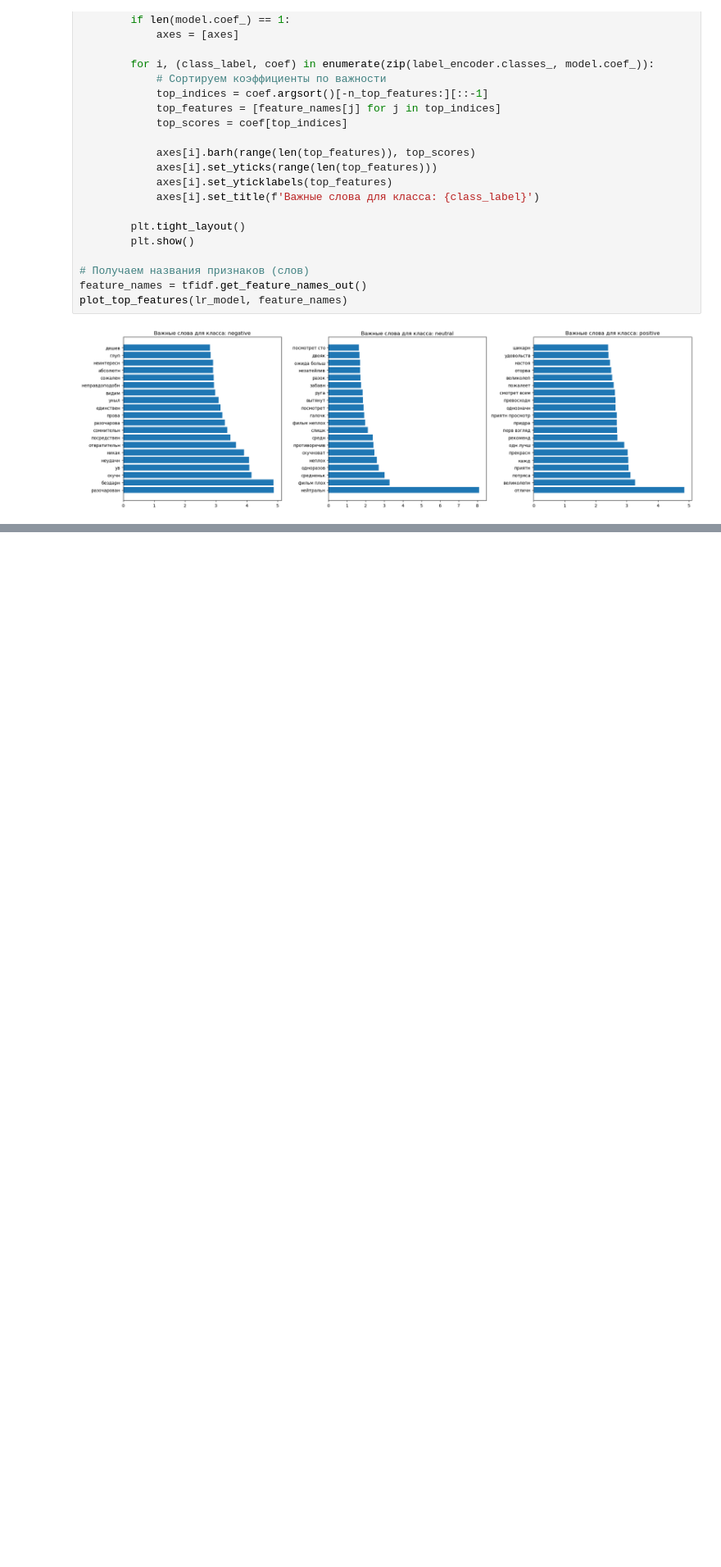
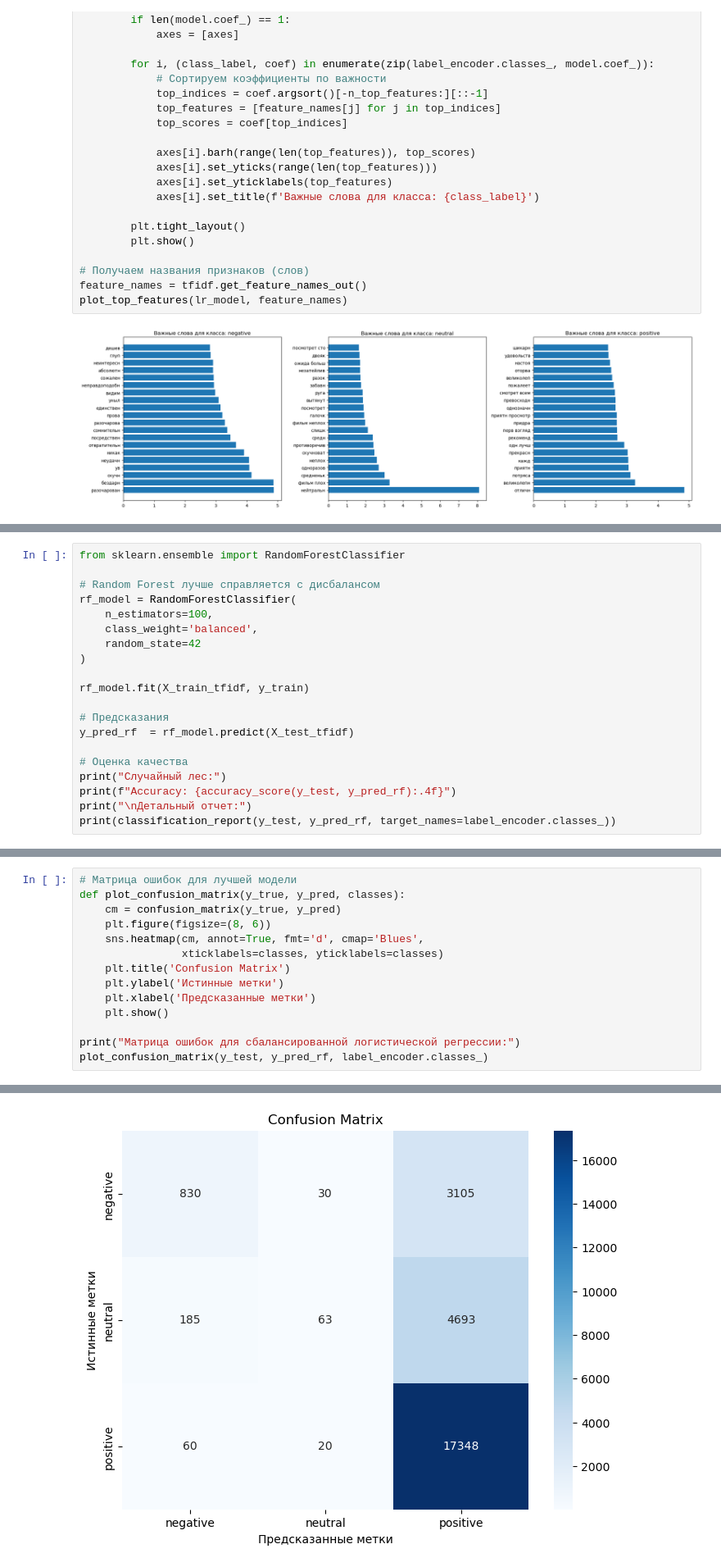
Before and after one commit to Sssn4ke/NLP_study, a Jupyter notebook: NLP_start.ipynb, the cells around one changed output, grey strips where cells are left out. Shown at 82% size. Saved outputs shown, nothing was run; the diff lists cells and outputs as text; blank space fills up the shorter version.

```diff
--- a/NLP_start.ipynb
+++ b/NLP_start.ipynb
@@ -387,0 +473,20 @@ plot_top_features(lr_model, feature_names)
+# %%
+from sklearn.ensemble import RandomForestClassifier
+
+# Random Forest лучше справляется с дисбалансом
+rf_model = RandomForestClassifier(
+    n_estimators=100,
+    class_weight='balanced',
+    random_state=42
+)
+
+rf_model.fit(X_train_tfidf, y_train)
+
+# Предсказания
+y_pred_rf  = rf_model.predict(X_test_tfidf)
+
+# Оценка качества
+print("Случайный лес:")
+print(f"Accuracy: {accuracy_score(y_test, y_pred_rf):.4f}")
+print("\nДетальный отчет:")
+print(classification_report(y_test, y_pred_rf, target_names=label_encoder.classes_))
@@ -387,0 +507,15 @@ plot_top_features(lr_model, feature_names)
+# %%
+# Матрица ошибок для лучшей модели
+def plot_confusion_matrix(y_true, y_pred, classes):
+    cm = confusion_matrix(y_true, y_pred)
+    plt.figure(figsize=(8, 6))
+    sns.heatmap(cm, annot=True, fmt='d', cmap='Blues',
+                xticklabels=classes, yticklabels=classes)
+    plt.title('Confusion Matrix')
+    plt.ylabel('Истинные метки')
+    plt.xlabel('Предсказанные метки')
+    plt.show()
+
+print("Матрица ошибок для сбалансированной логистической регрессии:")
+plot_confusion_matrix(y_test, y_pred_rf, label_encoder.classes_)
+# %% [output]
@@ -387,0 +523 @@ plot_top_features(lr_model, feature_names)
+[figure, added]
```
Also changed, not shown: parts of 17 cells of this notebook.
